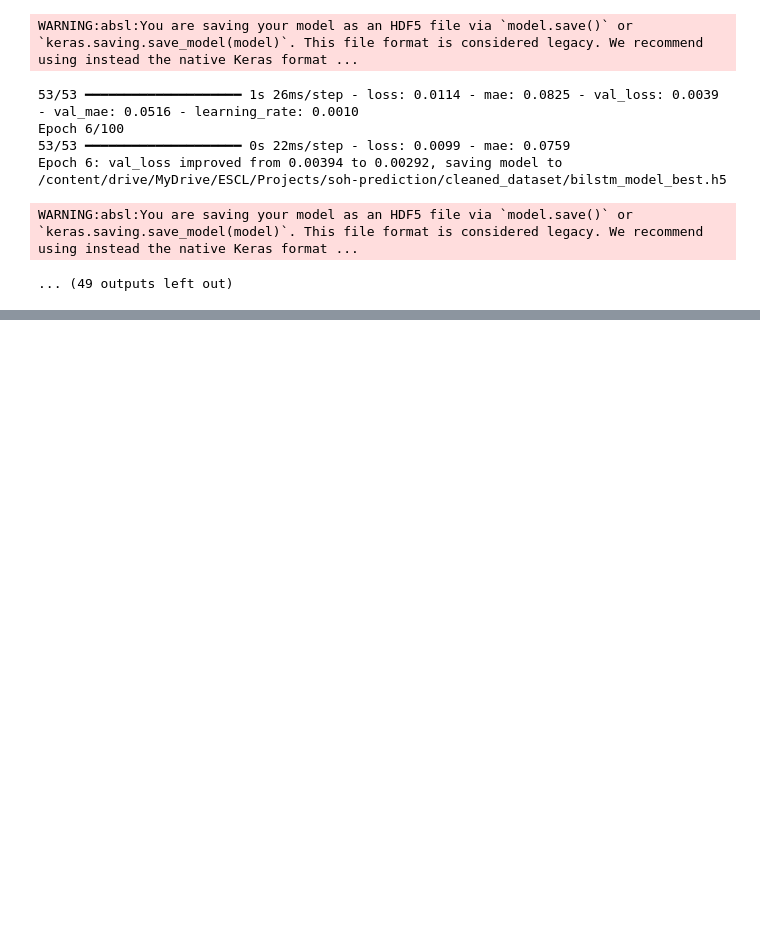
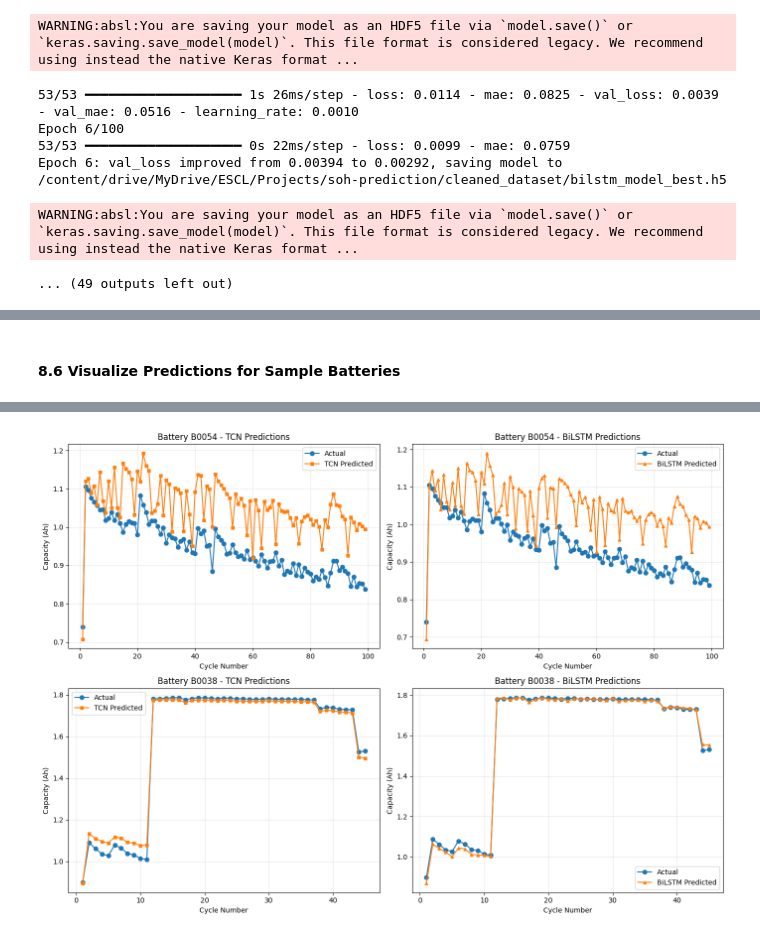
Before and after one commit to 1bytess/battery-soh-prediction, a Jupyter notebook: SoH_Prediction_2.ipynb, the cells around one changed output, grey strips where cells are left out. Drawn from its saved outputs; the diff is of its cells as text; code cells hidden in the pictures; blank space fills up the shorter version.

```diff
--- a/SoH_Prediction_2.ipynb
+++ b/SoH_Prediction_2.ipynb
@@ -1554,0 +2089,46 @@ WARNING:absl:You are saving your model as an HDF5 file via `model.save()` or `ke
+# %% [markdown]
+#### **8.6 Visualize Predictions for Sample Batteries**
+# %%
+# Select two test batteries to visualize
+sample_batteries = test_batteries[:2]
+
+fig, axes = plt.subplots(2, 2, figsize=(14, 10))
+
+for i, battery_id in enumerate(sample_batteries):
+    # Get data for this battery
+    battery_mask = test_data['battery_ids'] == battery_id
+    battery_cycles = test_data['cycle_numbers'][battery_mask]
+    battery_true = scalers['capacity'].inverse_transform(
+        test_data['capacities_normalized'][battery_mask].reshape(-1, 1)
+    ).flatten()
+
+    # Get predictions
+    battery_tcn_pred = scalers['capacity'].inverse_transform(
+        tcn_model.predict([X_seq_test[battery_mask], X_add_test[battery_mask]])
+    ).flatten()
+
+    battery_bilstm_pred = scalers['capacity'].inverse_transform(
+        bilstm_model.predict([X_seq_test[battery_mask], X_add_test[battery_mask]])
+    ).flatten()
+
+    # TCN Plot
+    axes[i, 0].plot(battery_cycles, battery_true, 'o-', label='Actual', markersize=6)
+    axes[i, 0].plot(battery_cycles, battery_tcn_pred, 's-', label='TCN Predicted', markersize=4)
+    axes[i, 0].set_xlabel('Cycle Number')
+    axes[i, 0].set_ylabel('Capacity (Ah)')
+    axes[i, 0].set_title(f'Battery {battery_id} - TCN Predictions')
+    axes[i, 0].legend()
+    axes[i, 0].grid(True, alpha=0.3)
+
+    # BiLSTM Plot
+    axes[i, 1].plot(battery_cycles, battery_true, 'o-', label='Actual', markersize=6)
+    axes[i, 1].plot(battery_cycles, battery_bilstm_pred, '^-', label='BiLSTM Predicted', markersize=4)
+    axes[i, 1].set_xlabel('Cycle Number')
+    axes[i, 1].set_ylabel('Capacity (Ah)')
+    axes[i, 1].set_title(f'Battery {battery_id} - BiLSTM Predictions')
+    axes[i, 1].legend()
+    axes[i, 1].grid(True, alpha=0.3)
+
+plt.tight_layout()
+plt.show()
+# %% [output]
@@ -1554,0 +2139 @@ WARNING:absl:You are saving your model as an HDF5 file via `model.save()` or `ke
+[figure, added]
```
Also changed, not shown: parts of 41 cells of this notebook, 1 other file.
